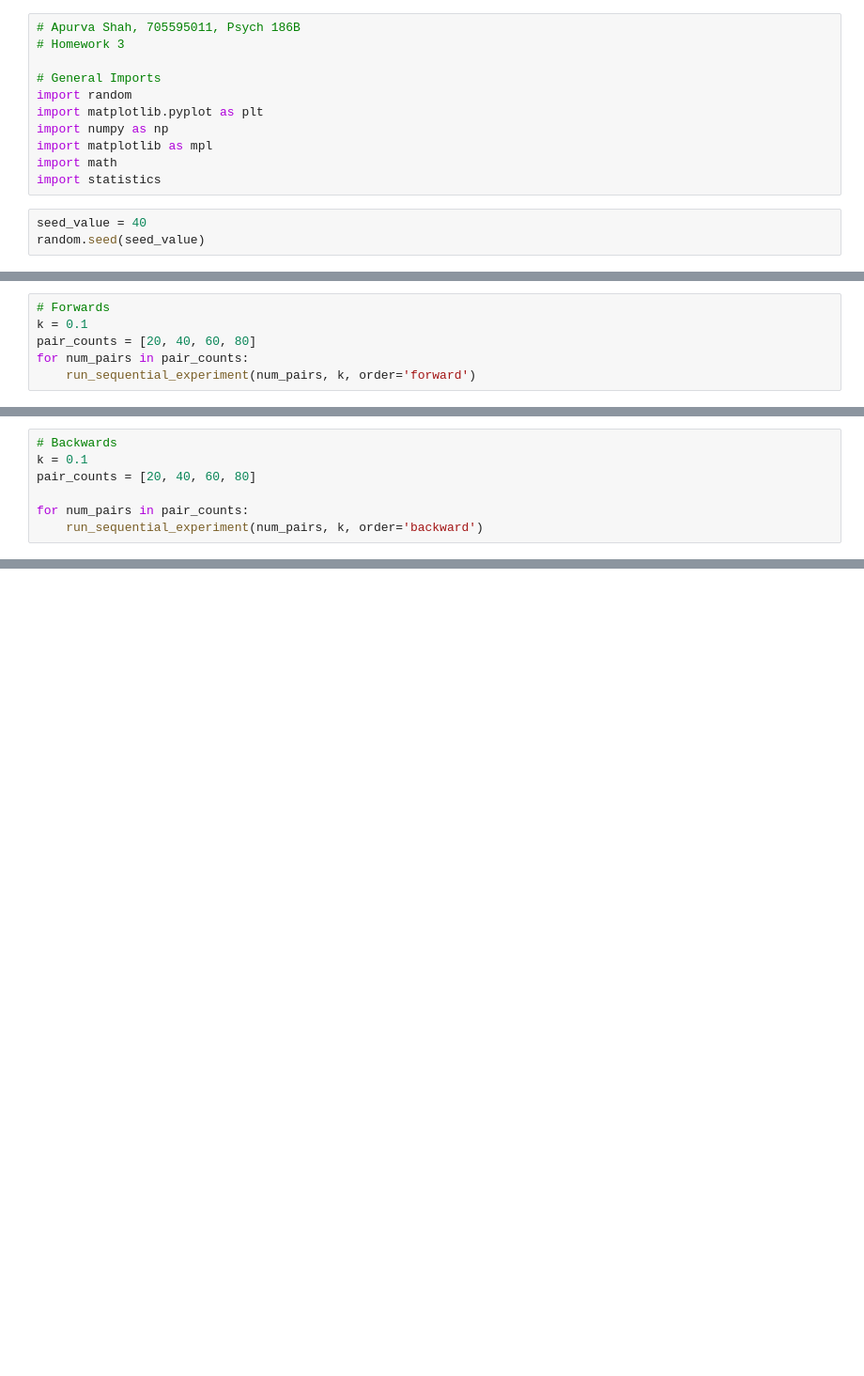
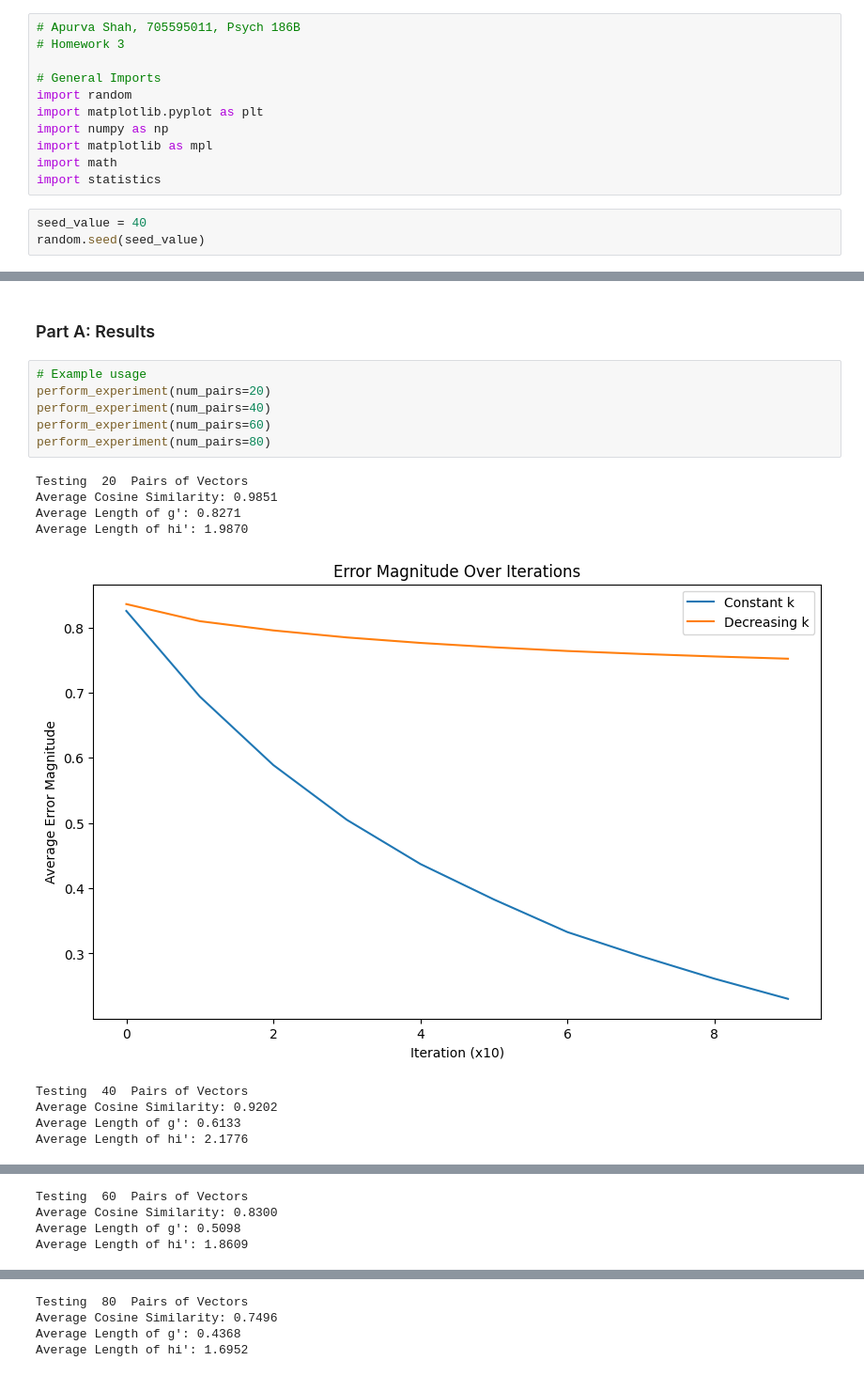
Before and after one commit to lazarulian/psych186b, a Jupyter notebook: ashahlab3.ipynb, the cells around one changed output, grey strips where cells are left out. Shown at 94% size. Saved outputs shown, nothing was run; the diff lists cells and outputs as text; blank space fills up the shorter version.

```diff
--- a/ashahlab3.ipynb
+++ b/ashahlab3.ipynb
@@ -399,6 +14,0 @@ def run_sequential_experiment(num_pairs, k=0.1, dimensions=100, order='forward')
-# %%
-# Forwards
-k = 0.1
-pair_counts = [20, 40, 60, 80]
-for num_pairs in pair_counts:
-    run_sequential_experiment(num_pairs, k, order='forward')
@@ -434,7 +14,0 @@ Final Error: 0.9928
-# %%
-# Backwards
-k = 0.1
-pair_counts = [20, 40, 60, 80]
-
-for num_pairs in pair_counts:
-    run_sequential_experiment(num_pairs, k, order='backward')
@@ -469,0 +141,18 @@ Final Error: 1.0058
+# %% [markdown]
+### Part A: Results
+# %%
+# Example usage
+perform_experiment(num_pairs=20)
+perform_experiment(num_pairs=40)
+perform_experiment(num_pairs=60)
+perform_experiment(num_pairs=80)
+# %% [output]
+Testing  20  Pairs of Vectors
+Average Cosine Similarity: 0.9851
+Average Length of g': 0.8271
+Average Length of hi': 1.9870
+[figure, added]
+Testing  40  Pairs of Vectors
+Average Cosine Similarity: 0.9202
+Average Length of g': 0.6133
+Average Length of hi': 2.1776
@@ -469,0 +160,4 @@ Final Error: 1.0058
+Testing  60  Pairs of Vectors
+Average Cosine Similarity: 0.8300
+Average Length of g': 0.5098
+Average Length of hi': 1.8609
@@ -469,0 +165,4 @@ Final Error: 1.0058
+Testing  80  Pairs of Vectors
+Average Cosine Similarity: 0.7496
+Average Length of g': 0.4368
+Average Length of hi': 1.6952
```
Also changed, not shown: parts of 36 cells of this notebook, 1 other file.
